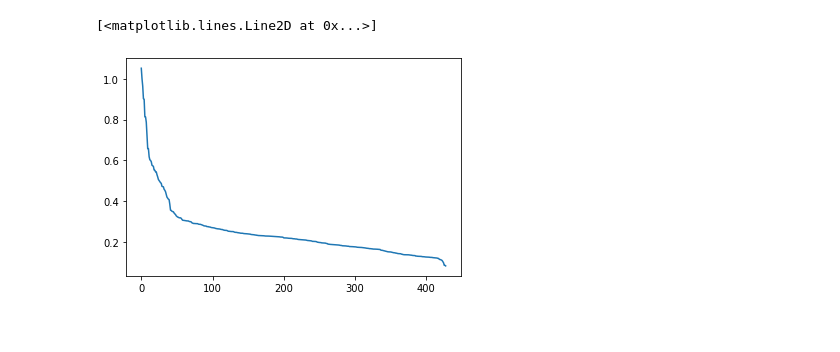
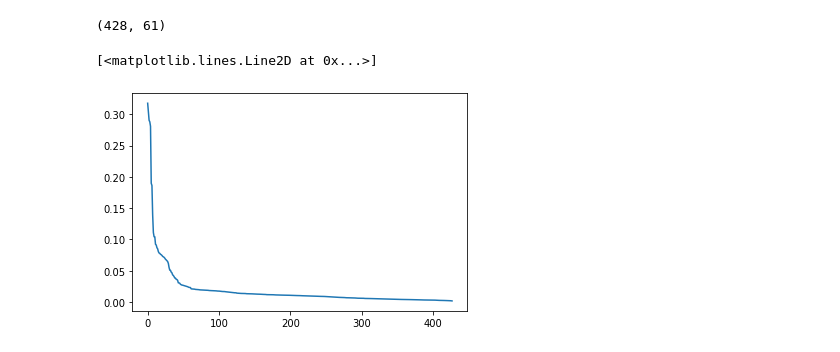
Before and after one commit to alex-l-young/rasopt, a Jupyter notebook: examples/sensitivity_sensor_locating.ipynb, the cells around one changed output. Saved outputs shown, nothing was run; the diff lists cells and outputs as text; code cells hidden in the pictures.

```diff
--- a/examples/sensitivity_sensor_locating.ipynb
+++ b/examples/sensitivity_sensor_locating.ipynb
@@ -14,6 +16,6 @@ sensor_savefp = r"C:\Users\ay434\Documents\rasopt\src\rasopt\Optimize\sensor_loc
 # %%
 # Plan file directory.
-plan_dir = r"C:\Users\ay434\Box\Research\Flood_Sim_Materials\BayesOpt_Paper\Data\Mannings_Sensitivity"
+plan_dir = r"C:\Users\ayoun\Box\Research\Flood_Sim_Materials\BayesOpt_Paper\Data\Mannings_Sensitivity"
 
 # Plan file names.
 plan_fnames = [
@@ -52,34 +54,37 @@ filter_dfs = [df.iloc[retain_rows,:] for df in depth_dfs]
 # %%
 # Compute cell sensitivity based on the average range of the cases.
 
 # Save the lat and lon as a numpy array.
 lat_lon = filter_dfs[0].loc[:, ['lat', 'lon']].to_numpy()
 
 # Create array of all cases. Without lat/lon.
 case_ar = np.zeros((filter_dfs[0].shape[0], filter_dfs[0].shape[1]-2, len(plan_fnames)))
 for i, df in enumerate(filter_dfs):
     depth_ar = df.to_numpy()
     case_ar[:,:,i] = depth_ar[:,2:]
 
 # Min and max of 3rd dimension.
 case_min = np.min(case_ar, axis=2)
 case_max = np.max(case_ar, axis=2)
+case_var = np.var(case_ar, axis=2)
+print(case_var.shape)
 
 # Range.
 case_range = case_max - case_min
 
 # Mean of the range for each row.
-case_mean = np.mean(case_range, axis=1)
+case_mean = np.mean(case_var, axis=1)
 
 # Argsort the case variance.
 mean_sort_idxs = np.argsort(case_mean)
 mean_sort_idxs = np.flip(mean_sort_idxs)
 
 # Plot the variance.
 fig, ax = plt.subplots()
 ax.plot(case_mean[mean_sort_idxs])
 # %% [output]
-[<matplotlib.lines.Line2D at 0x...>]
+(428, 61)
+[<matplotlib.lines.Line2D at 0x...>]
-[figure, old version]
+[figure, new version]
 # %%
 # Test plots of highly variant cells.
```
Also changed, not shown: parts of 5 cells of this notebook.
